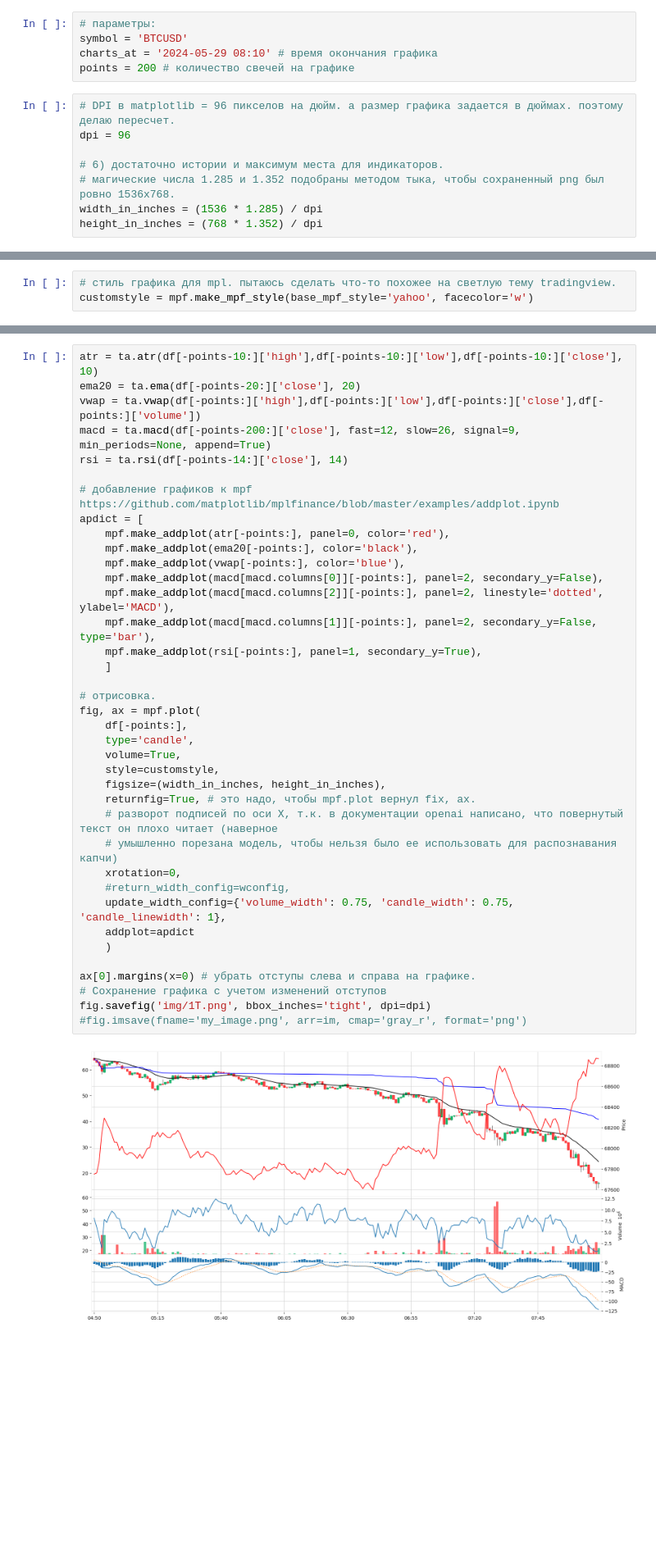
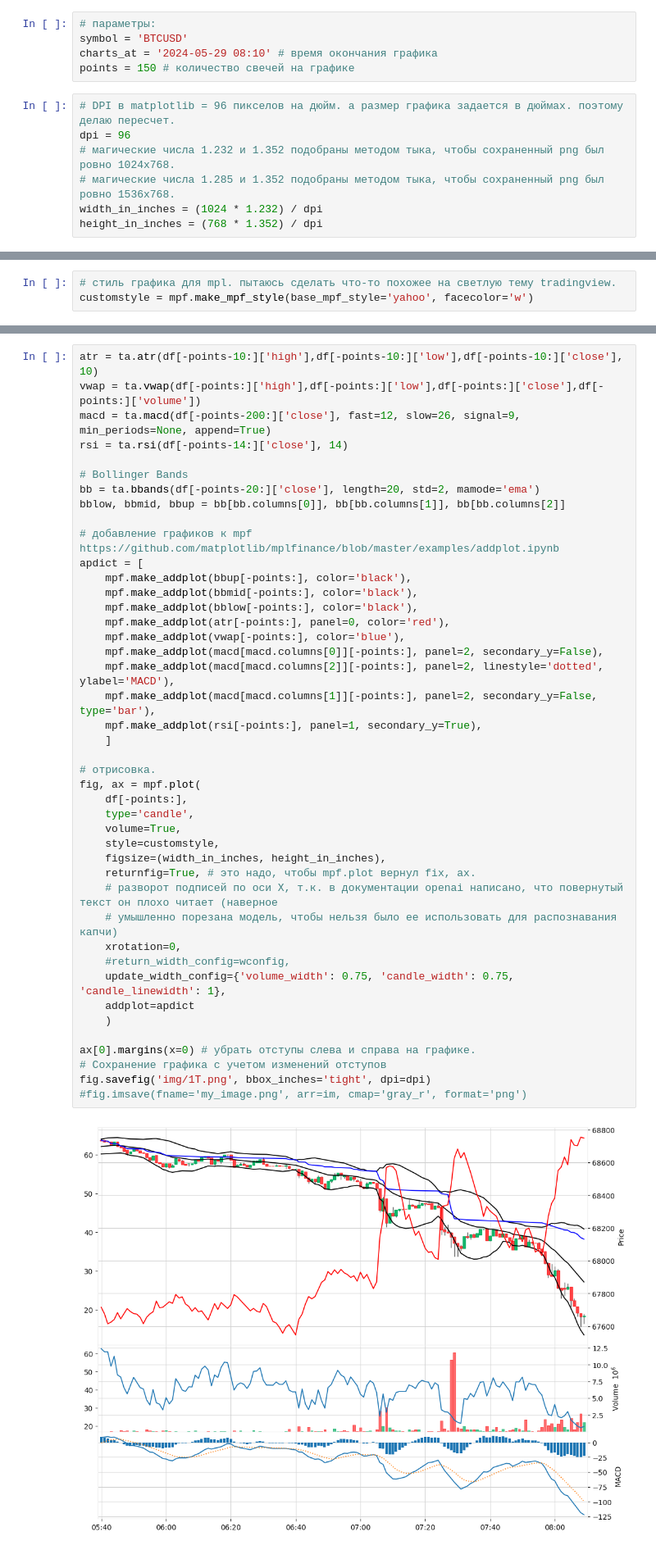
Before and after one commit to barsv/inv, a Jupyter notebook: 1T.ipynb, the cells around one changed output, grey strips where cells are left out. Shown at 82% size. Cells and saved outputs as stored; diff of their text form; blank space fills up the shorter version.

```diff
--- a/1T.ipynb
+++ b/1T.ipynb
@@ -16,14 +16,13 @@ import pandas_ta as ta
 # параметры:
 symbol = 'BTCUSD'
 charts_at = '2024-05-29 08:10' # время окончания графика
-points = 200 # количество свечей на графике
+points = 150 # количество свечей на графике
 # %%
 # DPI в matplotlib = 96 пикселов на дюйм. а размер графика задается в дюймах. поэтому делаю пересчет.
 dpi = 96
-
-# 6) достаточно истории и максимум места для индикаторов.
+# магические числа 1.232 и 1.352 подобраны методом тыка, чтобы сохраненный png был ровно 1024x768.
 # магические числа 1.285 и 1.352 подобраны методом тыка, чтобы сохраненный png был ровно 1536x768.
-width_in_inches = (1536 * 1.285) / dpi
+width_in_inches = (1024 * 1.232) / dpi
 height_in_inches = (768 * 1.352) / dpi
 # %%
 def get_df(date_time, period, length = 1000):
@@ -72,40 +73,45 @@ customstyle = mpf.make_mpf_style(base_mpf_style='yahoo', facecolor='w')
 # %%
 atr = ta.atr(df[-points-10:]['high'],df[-points-10:]['low'],df[-points-10:]['close'], 10)
-ema20 = ta.ema(df[-points-20:]['close'], 20)
 vwap = ta.vwap(df[-points:]['high'],df[-points:]['low'],df[-points:]['close'],df[-points:]['volume'])
 macd = ta.macd(df[-points-200:]['close'], fast=12, slow=26, signal=9, min_periods=None, append=True)
 rsi = ta.rsi(df[-points-14:]['close'], 14)
 
+# Bollinger Bands
+bb = ta.bbands(df[-points-20:]['close'], length=20, std=2, mamode='ema')
+bblow, bbmid, bbup = bb[bb.columns[0]], bb[bb.columns[1]], bb[bb.columns[2]]
+
 # добавление графиков к mpf https://github.com/matplotlib/mplfinance/blob/master/examples/addplot.ipynb
 apdict = [
+    mpf.make_addplot(bbup[-points:], color='black'),
+    mpf.make_addplot(bbmid[-points:], color='black'),
+    mpf.make_addplot(bblow[-points:], color='black'),
     mpf.make_addplot(atr[-points:], panel=0, color='red'),
-    mpf.make_addplot(ema20[-points:], color='black'),
     mpf.make_addplot(vwap[-points:], color='blue'),
     mpf.make_addplot(macd[macd.columns[0]][-points:], panel=2, secondary_y=False),
     mpf.make_addplot(macd[macd.columns[2]][-points:], panel=2, linestyle='dotted', ylabel='MACD'),
     mpf.make_addplot(macd[macd.columns[1]][-points:], panel=2, secondary_y=False, type='bar'),
     mpf.make_addplot(rsi[-points:], panel=1, secondary_y=True),
     ]
 
 # отрисовка.
 fig, ax = mpf.plot(
     df[-points:],
     type='candle',
     volume=True,
     style=customstyle,
     figsize=(width_in_inches, height_in_inches),
     returnfig=True, # это надо, чтобы mpf.plot вернул fix, ax.
     # разворот подписей по оси X, т.к. в документации openai написано, что повернутый текст он плохо читает (наверное
     # умышленно порезана модель, чтобы нельзя было ее использовать для распознавания капчи)
     xrotation=0,
     #return_width_config=wconfig,
     update_width_config={'volume_width': 0.75, 'candle_width': 0.75, 'candle_linewidth': 1},
     addplot=apdict
     )
 
 ax[0].margins(x=0) # убрать отступы слева и справа на графике.
 # Сохранение графика с учетом изменений отступов
 fig.savefig('img/1T.png', bbox_inches='tight', dpi=dpi)
 #fig.imsave(fname='my_image.png', arr=im, cmap='gray_r', format='png')
 # %% [output]
-[figure, old version]
+[figure, new version]
```
Also changed, not shown: parts of 1 cell of this notebook.
